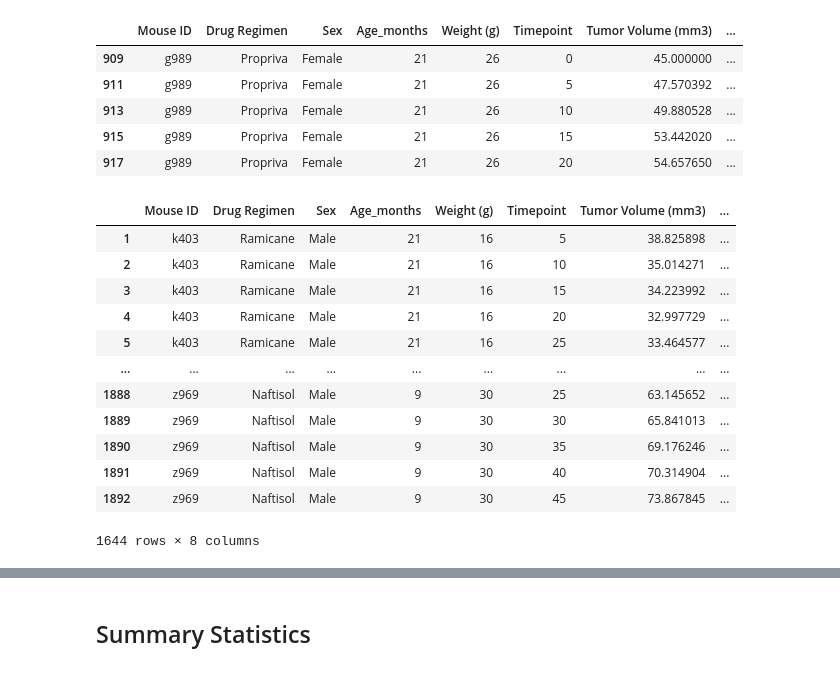
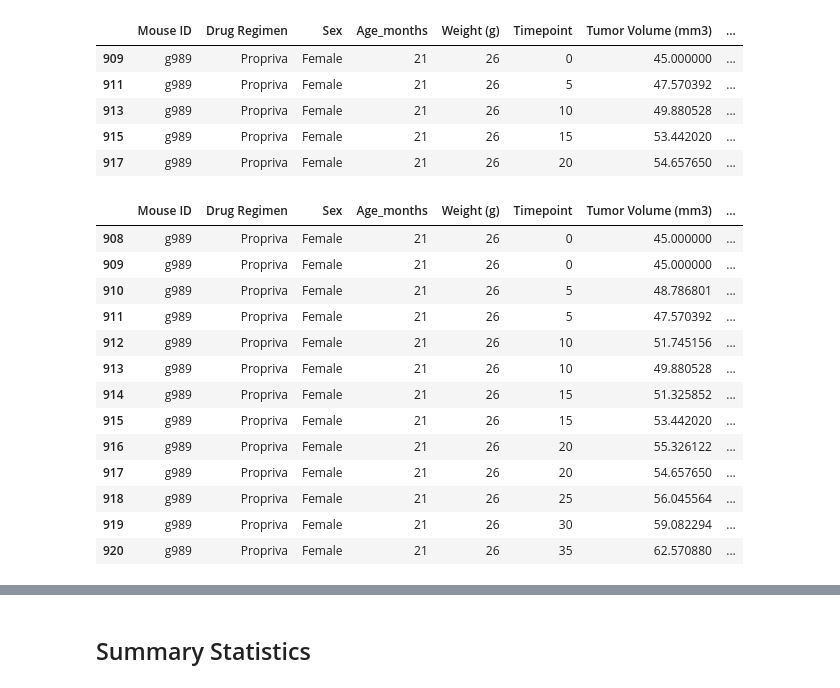
Before and after one commit to joe-m-2020/Pymaceuticals, a Jupyter notebook: pymaceuticals_starter-checkpoint-checkpoint-checkpoint.ipynb, the cells around one changed output, grey strips where cells are left out. Saved outputs shown, nothing was run; the diff lists cells and outputs as text; code cells hidden in the pictures.

```diff
--- a/pymaceuticals_starter-checkpoint-checkpoint-checkpoint.ipynb
+++ b/pymaceuticals_starter-checkpoint-checkpoint-checkpoint.ipynb
@@ -55,21 +52,22 @@ duplicate_timepoint_df
 # %%
 # Optional: Get all the data for the duplicate mouse ID.
 
-duplicate_mouse_df = mouse_study_df[mouse_study_df.duplicated(['Mouse ID'])]
-duplicate_mouse_df
+duplicate_all = mouse_study_df.loc[mouse_study_df.duplicated(['Mouse ID','Timepoint']),"Mouse ID"].unique()
+mouse_study_df.loc[mouse_study_df["Mouse ID"]==duplicate_all[0],:]
 # %% [output]
 |  | Mouse ID | Drug Regimen | Sex | Age_months | Weight (g) | Timepoint | Tumor Volume (mm3) | ... |
-| 1 | k403 | Ramicane | Male | 21 | 16 | 5 | 38.825898 | ... |
-| 2 | k403 | Ramicane | Male | 21 | 16 | 10 | 35.014271 | ... |
-| 3 | k403 | Ramicane | Male | 21 | 16 | 15 | 34.223992 | ... |
-| 4 | k403 | Ramicane | Male | 21 | 16 | 20 | 32.997729 | ... |
-| 5 | k403 | Ramicane | Male | 21 | 16 | 25 | 33.464577 | ... |
-| ... | ... | ... | ... | ... | ... | ... | ... | ... |
-| 1888 | z969 | Naftisol | Male | 9 | 30 | 25 | 63.145652 | ... |
-| 1889 | z969 | Naftisol | Male | 9 | 30 | 30 | 65.841013 | ... |
-| 1890 | z969 | Naftisol | Male | 9 | 30 | 35 | 69.176246 | ... |
-| 1891 | z969 | Naftisol | Male | 9 | 30 | 40 | 70.314904 | ... |
-| 1892 | z969 | Naftisol | Male | 9 | 30 | 45 | 73.867845 | ... |
+| 908 | g989 | Propriva | Female | 21 | 26 | 0 | 45.000000 | ... |
+| 909 | g989 | Propriva | Female | 21 | 26 | 0 | 45.000000 | ... |
+| 910 | g989 | Propriva | Female | 21 | 26 | 5 | 48.786801 | ... |
+| 911 | g989 | Propriva | Female | 21 | 26 | 5 | 47.570392 | ... |
+| 912 | g989 | Propriva | Female | 21 | 26 | 10 | 51.745156 | ... |
+| 913 | g989 | Propriva | Female | 21 | 26 | 10 | 49.880528 | ... |
+| 914 | g989 | Propriva | Female | 21 | 26 | 15 | 51.325852 | ... |
+| 915 | g989 | Propriva | Female | 21 | 26 | 15 | 53.442020 | ... |
+| 916 | g989 | Propriva | Female | 21 | 26 | 20 | 55.326122 | ... |
+| 917 | g989 | Propriva | Female | 21 | 26 | 20 | 54.657650 | ... |
+| 918 | g989 | Propriva | Female | 21 | 26 | 25 | 56.045564 | ... |
+| 919 | g989 | Propriva | Female | 21 | 26 | 30 | 59.082294 | ... |
+| 920 | g989 | Propriva | Female | 21 | 26 | 35 | 62.570880 | ... |
-1644 rows × 8 columns
 # %%
 # Create a clean DataFrame by dropping the duplicate mouse by its ID.
```
Also changed, not shown: parts of 12 cells of this notebook.
